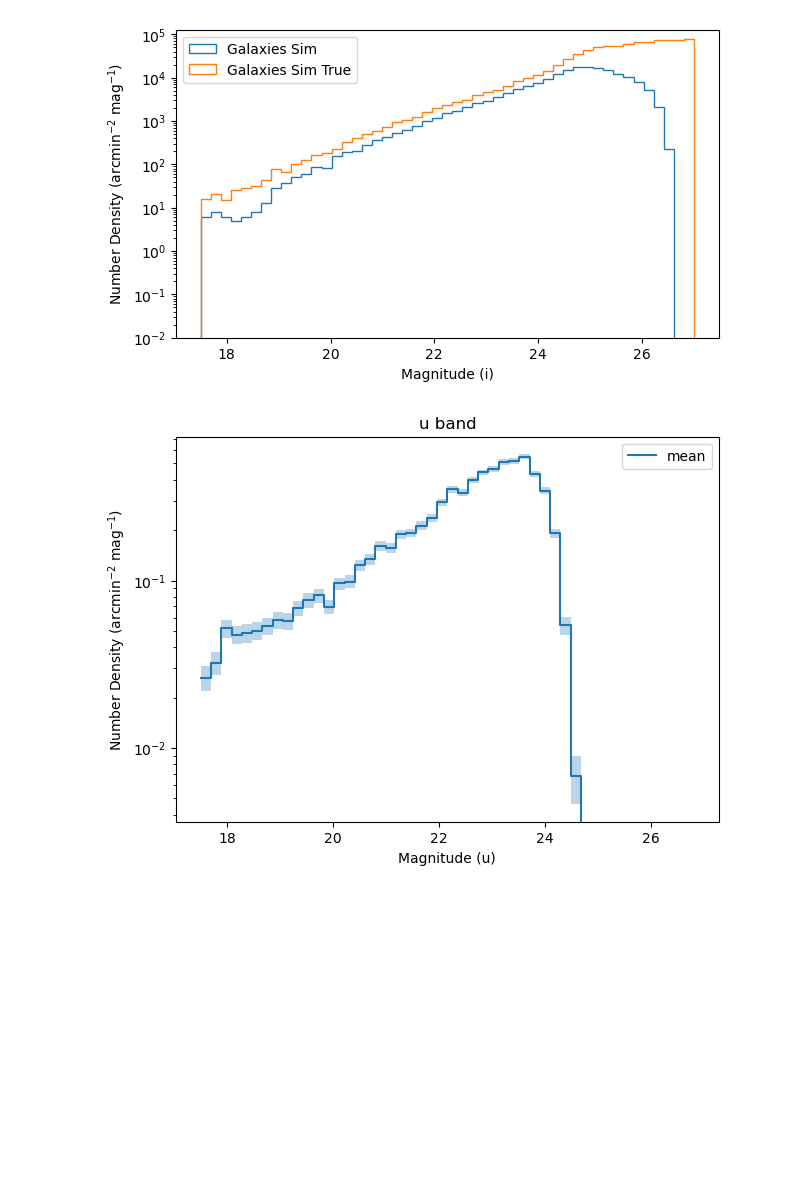
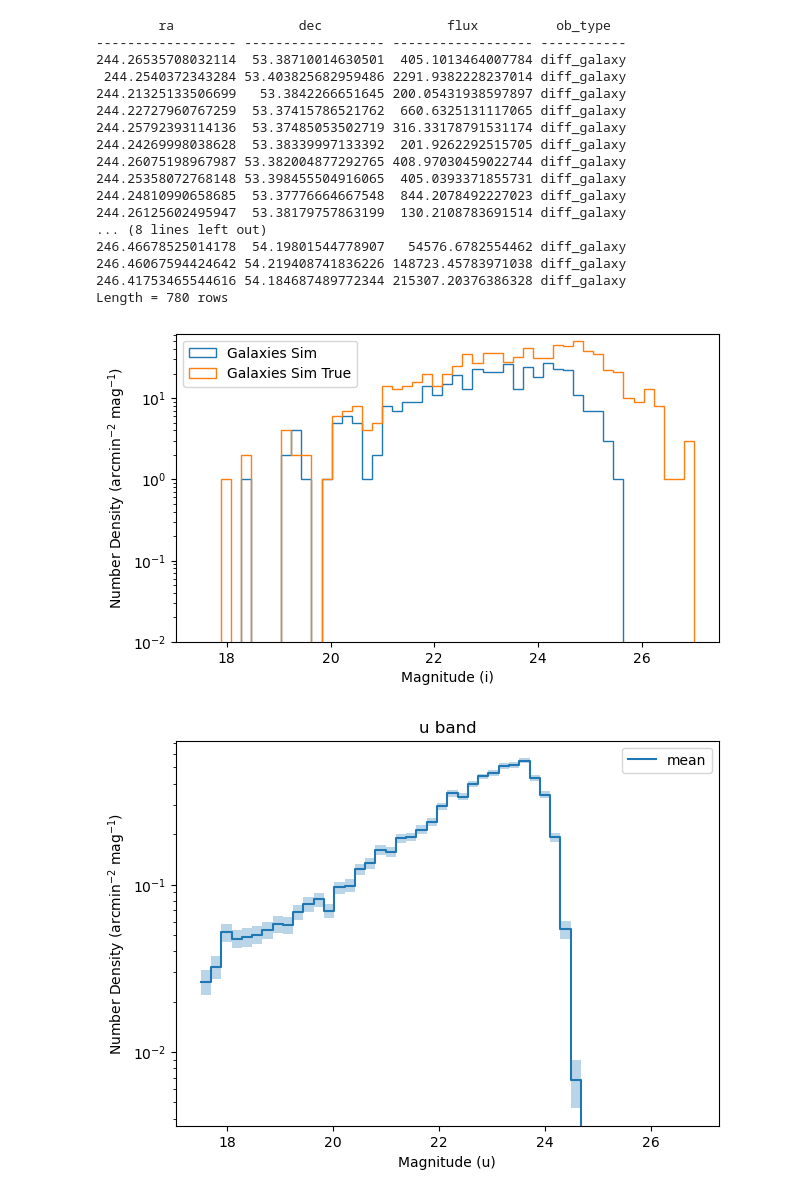
Before and after one commit to philipladuca24/LSST-SimCatVal, a Jupyter notebook: LSST-SimCatVal/full_run_plots.ipynb, the cells around one changed output. Saved outputs shown, nothing was run; the diff lists cells and outputs as text; code cells hidden in the pictures; blank space fills up the shorter version.

```diff
--- a/LSST-SimCatVal/full_run_plots.ipynb
+++ b/LSST-SimCatVal/full_run_plots.ipynb
@@ -65,8 +65,8 @@ COLUMNS = [
 #         pass
 
 
-bands = 'ig'
-base = '/hildafs/home/pladuca/main/lsst-sim-package/LSST-SimCatVal/LSST-SimCatVal/outputs_v4/'
+bands = 'ugrizy'
+base = '/hildafs/home/pladuca/main/lsst-sim-package/LSST-SimCatVal/LSST-SimCatVal/outputs_vdiff2/'
 cats_by_band = {b: [] for b in bands}
 i = 0
 for entry in os.scandir(base):
@@ -97,6 +97,7 @@ for entry in os.scandir(base):
         i += 1
     except (OSError, pickle.PickleError) as e:
         continue
+print(i)
 full_cats = {
     b: asp.table.vstack(cats_by_band[b])
     for b in bands
@@ -115,4 +117,4 @@ full_cats = {
 # %%
-with open(f'/hildafs/home/pladuca/main/lsst-sim-package/LSST-SimCatVal/LSST-SimCatVal/outputs/full_cat_v4.pkl', "wb") as f:
+with open(f'/hildafs/home/pladuca/main/lsst-sim-package/LSST-SimCatVal/LSST-SimCatVal/outputs/full_cat_vdiff2.pkl', "wb") as f:
     pickle.dump(full_cats, f)
 # %%
@@ -122,6 +124,6 @@ print(max(full_cats['i']['obs_ind']))
 # %%
 bands = 'ugrizy'
-base = '/hildafs/home/pladuca/main/lsst-sim-package/LSST-SimCatVal/LSST-SimCatVal/outputs_v4/'
+base = '/hildafs/home/pladuca/main/lsst-sim-package/LSST-SimCatVal/LSST-SimCatVal/outputs_vdiff2/'
 cats_by_band = {b: [] for b in bands}
 i = 0
 for entry in os.scandir(base):
@@ -140,6 +142,7 @@ for entry in os.scandir(base):
         i += 1
     except (OSError, pickle.PickleError) as e:
         continue
+print(i)
 true_cats = {
     b: asp.table.vstack(cats_by_band[b])
     for b in bands
@@ -161,6 +169,6 @@ with open(f'/hildafs/home/pladuca/main/lsst-sim-package/LSST-SimCatVal/LSST-SimC
 # %%
-with open(f'/hildafs/home/pladuca/main/lsst-sim-package/LSST-SimCatVal/LSST-SimCatVal/outputs/full_cat_v4.pkl', "rb") as f:
-    full_cats = pickle.load(f)
-with open(f'/hildafs/home/pladuca/main/lsst-sim-package/LSST-SimCatVal/LSST-SimCatVal/outputs/true_cat_v4.pkl', "rb") as f:
-    true_cats = pickle.load(f)
+# with open(f'/hildafs/home/pladuca/main/lsst-sim-package/LSST-SimCatVal/LSST-SimCatVal/outputs/full_cat_v4.pkl', "rb") as f:
+#     full_cats = pickle.load(f)
+# with open(f'/hildafs/home/pladuca/main/lsst-sim-package/LSST-SimCatVal/LSST-SimCatVal/outputs/true_cat_v4.pkl', "rb") as f:
+#     true_cats = pickle.load(f)
 # %%
@@ -264,41 +272,59 @@ with open(f'/hildafs/home/pladuca/main/lsst-sim-package/LSST-SimCatVal/LSST-SimC
     dp1 = pickle.load(f)
 # %%
 gal_meas = gals[(gals['base_PsfFlux_instFlux']/gals['base_PsfFlux_instFluxErr'] >= 10)]
-gal_meas = gal_meas[(gal_meas['deblend_nChild'] == 0) &
-    (gal_meas['base_SdssShape_flag'] == False) &
-    (gal_meas['modelfit_CModel_instFlux'] >= 0) &
-    (gal_meas['modelfit_CModel_flag'] == False) &
-    (gal_meas['ext_gaap_GaapFlux_1_15x_Optimal_instFlux'] >= 0) &
-    (gal_meas['base_SdssCentroid_flag'] == False) &
-    (gal_meas['ext_gaap_GaapFlux_flag'] == False) &
-    (gal_meas['base_ClassificationSizeExtendedness_flag'] == False)]
-gal_true = true_cats[b][true_cats[b]['ob_type'] == 'galaxy']
+# gal_meas = gal_meas[(gal_meas['deblend_nChild'] == 0) &
+#     (gal_meas['base_SdssShape_flag'] == False) &
+#     (gal_meas['modelfit_CModel_instFlux'] >= 0) &
+#     (gal_meas['modelfit_CModel_flag'] == False) &
+#     (gal_meas['ext_gaap_GaapFlux_1_15x_Optimal_instFlux'] >= 0) &
+#     (gal_meas['base_SdssCentroid_flag'] == False) &
+#     (gal_meas['ext_gaap_GaapFlux_flag'] == False) &
+#     (gal_meas['base_ClassificationSizeExtendedness_flag'] == False)]
+gal_true = true_cats[b][true_cats[b]['ob_type'] == 'diff_galaxy']
+print(gal_true)
 count = max(full_cats[b]['obs_ind']) + 1
 area = count* (900 * 0.2/60) **2
 
 mag_bins = np.linspace(17.5, 27, 50)
 bin_size = mag_bins[1] - mag_bins[0]
 fig, ax = plt.subplots(1,figsize=(7,4))
 
 cut_sim_mag = -2.5 * np.log10(gal_meas['modelfit_CModel_instFlux']) + 31.4
 sim_weight = np.full_like(cut_sim_mag, 1/(area*bin_size))
 
 true_mag = -2.5* np.log10(gal_true['flux']) + 31.4
 true_weight = np.full_like(true_mag, 1/(area*bin_size))
 
 # ghist_dp1, bins, _ =ax.hist(dp1['mag'], dp1['bins'], weights=dp1['weights'], histtype="step",label="Galaxies ECDFS")
 # ghist_sim, bins, _ =ax.hist(cut_sim_mag, mag_bins, weights=sim_weight, histtype="step",label='Galaxies Sim')
 # ghist_sim, bins, _ =ax.hist(true_mag, mag_bins, weights=true_weight, histtype="step",label='Galaxies Sim True')
 ghist_sim, bins, _ =ax.hist(cut_sim_mag, mag_bins, histtype="step",label='Galaxies Sim')
 ghist_sim, bins, _ =ax.hist(true_mag, mag_bins, histtype="step",label='Galaxies Sim True')
 ax.set_xlabel("Magnitude (i)")
 ax.set_ylabel("Number Density (arcmin$^{-2}$ mag$^{-1}$)")
 ax.set_yscale('log')
 ax.legend()
 ax.set_ylim(10e-3)
 plt.show()
 # %% [output]
+        ra                dec                flux          ob_type
+------------------ ------------------ ------------------ -----------
+244.26535708032114  53.38710014630501  405.1013464007784 diff_galaxy
+ 244.2540372343284 53.403825682959486 2291.9382228237014 diff_galaxy
+244.21325133506699   53.3842266651645 200.05431938597897 diff_galaxy
+244.22727960767259  53.37415786521762  660.6325131117065 diff_galaxy
+244.25792393114136  53.37485053502719 316.33178791531174 diff_galaxy
+244.24269998038628  53.38339997133392  201.9262292515705 diff_galaxy
+244.26075198967987 53.382004877292765 408.97030459022744 diff_galaxy
+244.25358072768148 53.398455504916065  405.0393371855731 diff_galaxy
+244.24810990658685  53.37776664667548  844.2078492227023 diff_galaxy
+244.26125602495947  53.38179757863199  130.2108783691514 diff_galaxy
+... (8 lines left out)
+246.46678525014178  54.19801544778907   54576.6782554462 diff_galaxy
+246.46067594424642 54.219408741836226 148723.45783971038 diff_galaxy
+246.41753465544616 54.184687489772344 215307.20376386328 diff_galaxy
+Length = 780 rows
-[figure, old version]
+[figure, new version]
 # %%
 ## bootstrap error
 count = max(full_cats[b]['obs_ind'])
```
Also changed, not shown: parts of 10 cells of this notebook, 14 other files.
